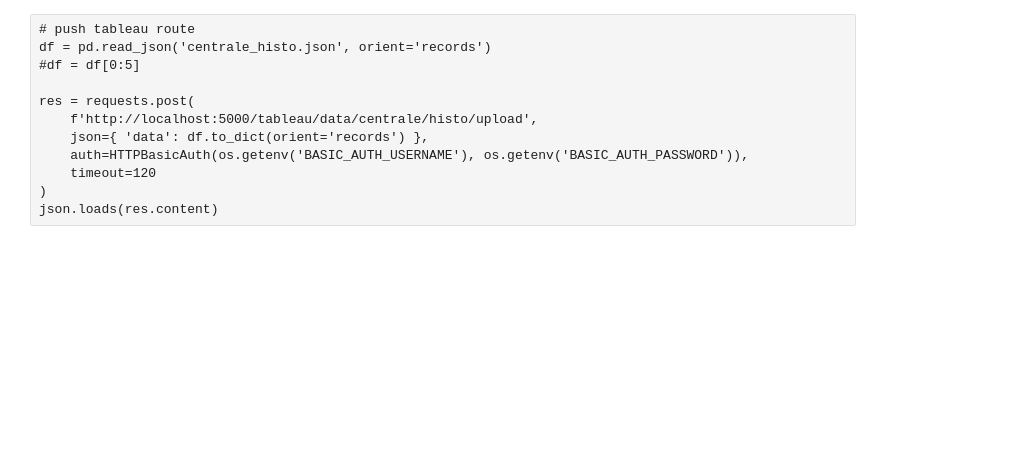
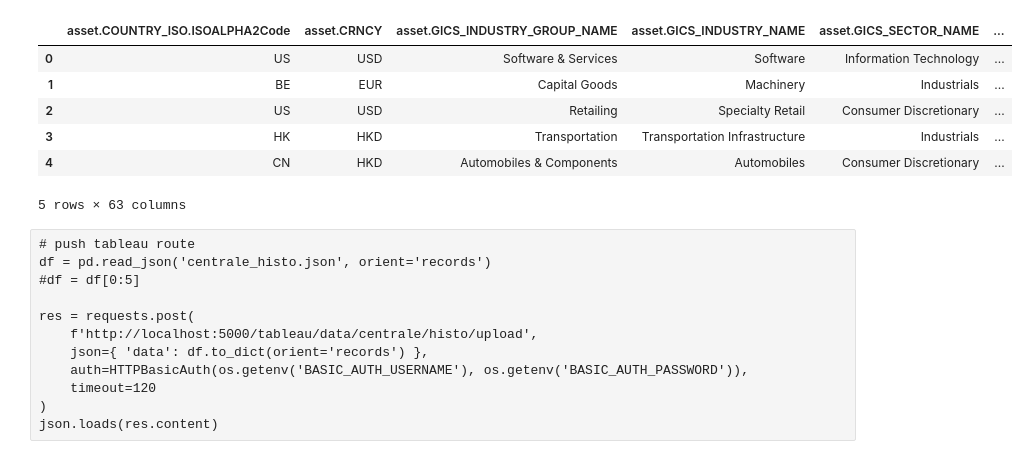
Before and after one commit to stouff-capital/com-stouffcapital-tableau, a Jupyter notebook: tests.ipynb, the cells around one changed output. Drawn from its saved outputs; the diff is of its cells as text; code cells hidden in the pictures; blank space fills up the shorter version.

Commit message:
centrale light

```diff
--- a/tests.ipynb
+++ b/tests.ipynb
@@ -24,3 +24,13 @@ datetime.date(2019, 6, 14)
+# %%
+pd.read_json(f'http://localhost:5000/tableau/data/centrale/last/light').head()
+# %% [output]
+|  | asset.COUNTRY_ISO.ISOALPHA2Code | asset.CRNCY | asset.GICS_INDUSTRY_GROUP_NAME | asset.GICS_INDUSTRY_NAME | asset.GICS_SECTOR_NAME | ... |
+| 0 | US | USD | Software & Services | Software | Information Technology | ... |
+| 1 | BE | EUR | Capital Goods | Machinery | Industrials | ... |
+| 2 | US | USD | Retailing | Specialty Retail | Consumer Discretionary | ... |
+| 3 | HK | HKD | Transportation | Transportation Infrastructure | Industrials | ... |
+| 4 | CN | HKD | Automobiles & Components | Automobiles | Consumer Discretionary | ... |
+5 rows × 63 columns
 # %%
 # push tableau route
 df_company_surp_aggr = pd.read_csv('companies_surp_aggr_values.csv', sep=';')
```
Also changed, not shown: parts of 1 cell of this notebook, 1 other file.
